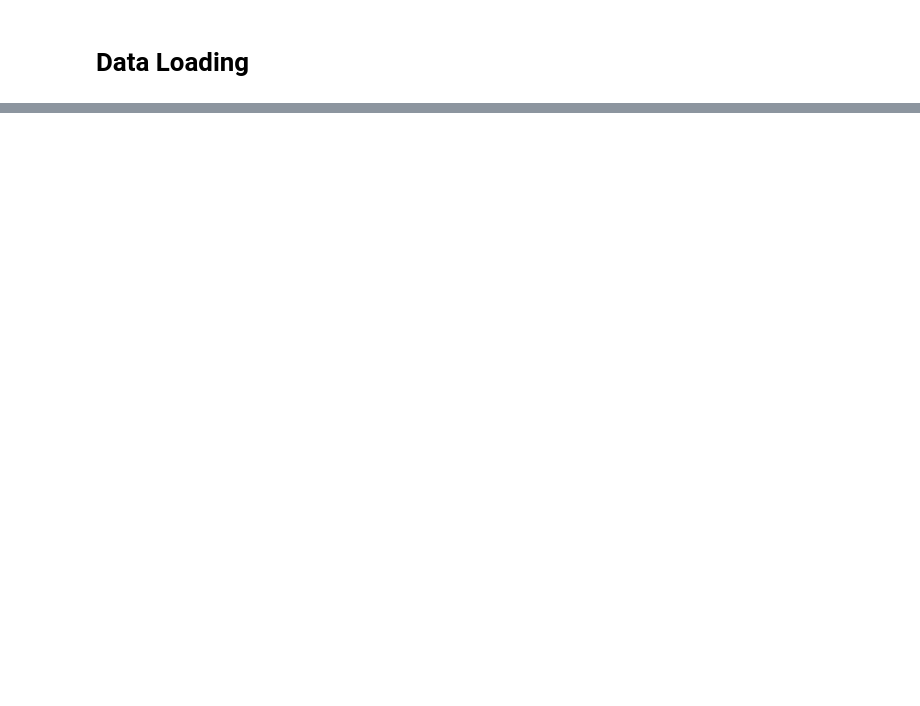
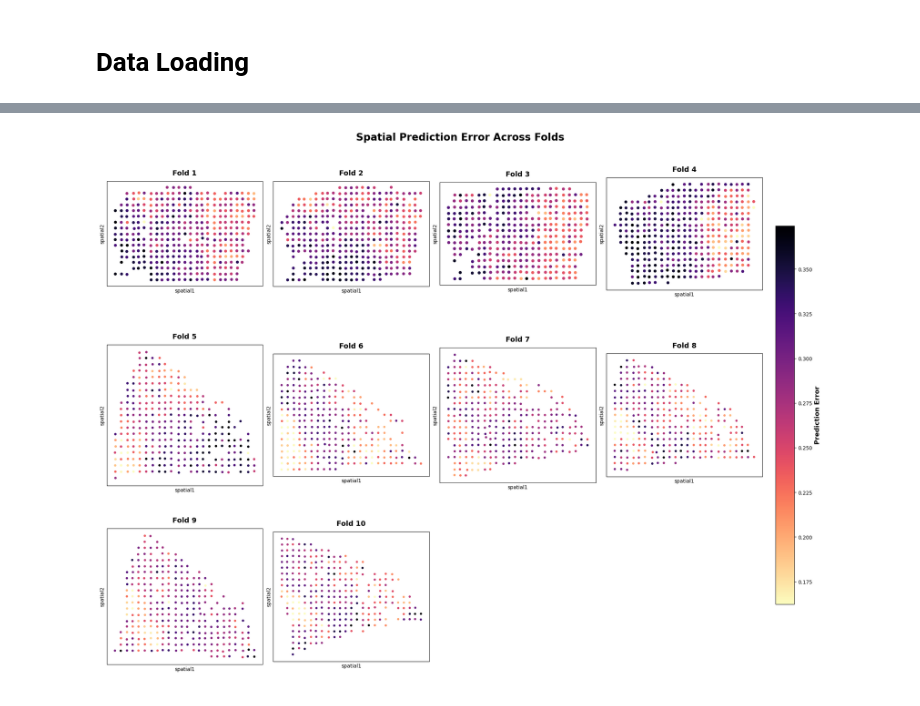
Before and after one commit to minhloc29/LocST29, a Jupyter notebook: run_trained_models.ipynb, the cells around one changed output, grey strips where cells are left out. Drawn from its saved outputs; the diff is of its cells as text; code cells hidden in the pictures; blank space fills up the shorter version.

```diff
--- a/run_trained_models.ipynb
+++ b/run_trained_models.ipynb
@@ -70,3 +109,102 @@ Loading metadata...
+# %%
+import math
+import numpy as np
+import matplotlib.pyplot as plt
+import scanpy as sc
+
+n = len(preds)
+
+cols = 4
+rows = math.ceil(n / cols)
+
+fig, axes = plt.subplots(
+    rows,
+    cols,
+    figsize=(5 * cols, 5 * rows),
+    constrained_layout=True
+)
+
+axes = np.array(axes).reshape(-1)
+
+# ---------------------------------------
+# Global color scale for all subplots
+# ---------------------------------------
+all_errors = np.concatenate([
+    adata_pred.obs['error'].values
+    for adata_pred in preds
+])
+
+vmin = np.percentile(all_errors, 2)
+vmax = np.percentile(all_errors, 98)
+
+# ---------------------------------------
+# Plot each fold
+# ---------------------------------------
+for i, (fold, adata_pred) in enumerate(zip(folds, preds)):
+
+    sc.pl.spatial(
+        adata_pred,
+        img=None,
+        color='error',
+        spot_size=110,
+        color_map='magma_r',
+        vmin=vmin,
+        vmax=vmax,
+        ax=axes[i],
+        show=False,
+        colorbar_loc=None   # disable individual colorbars
+    )
+
+    axes[i].set_title(
+        f'Fold {fold}',
+        fontsize=14,
+        fontweight='bold',
+        pad=12
+    )
+
+    axes[i].set_xticks([])
+    axes[i].set_yticks([])
+
+# ---------------------------------------
+# Hide unused axes
+# ---------------------------------------
+for j in range(i + 1, len(axes)):
+    axes[j].axis('off')
+
+# ---------------------------------------
+# Create ONE shared colorbar
+# ---------------------------------------
+sm = plt.cm.ScalarMappable(
+    cmap='magma_r',
+    norm=plt.Normalize(vmin=vmin, vmax=vmax)
+)
+
+sm.set_array([])
+
+cbar = fig.colorbar(
+    sm,
+    ax=axes.tolist(),
+    shrink=0.7,
+    location='right',
+    pad=0.02
+)
+
+cbar.set_label(
+    'Prediction Error',
+    fontsize=13,
+    fontweight='bold'
+)
+
+plt.suptitle(
+    'Spatial Prediction Error Across Folds',
+    fontsize=20,
+    fontweight='bold',
+    y=1.02
+)
+
+plt.show()
+# %% [output]
+[figure, added]
 # %%
 R=get_R(pred,gt)[0]
 print('Pearson Correlation:',np.nanmean(R))
```
Also changed, not shown: parts of 14 cells of this notebook, 40 other files.
